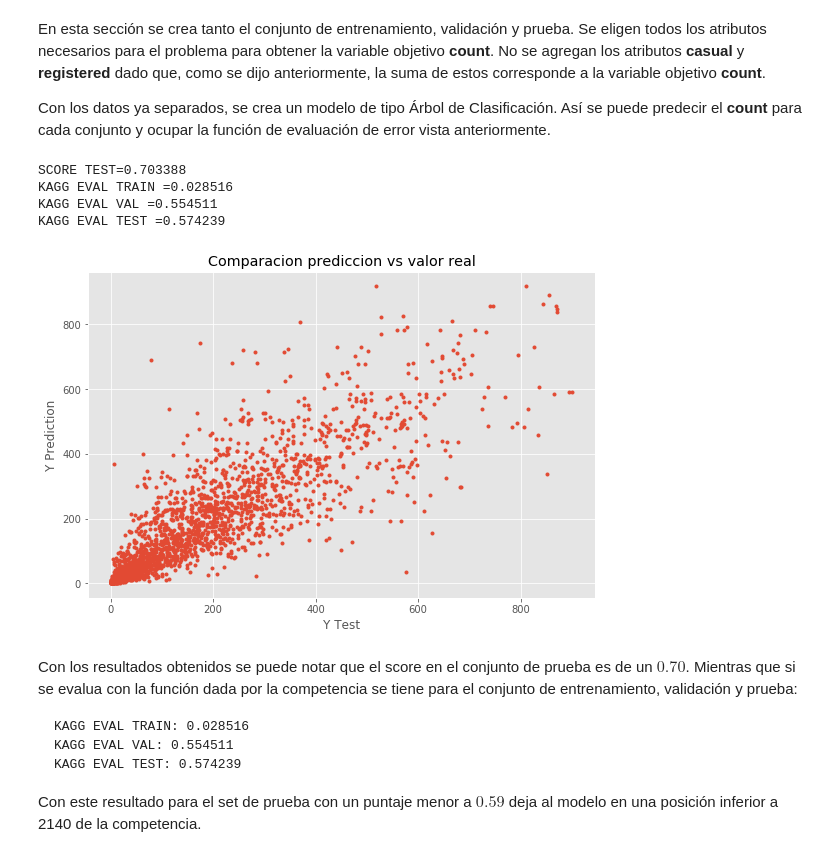
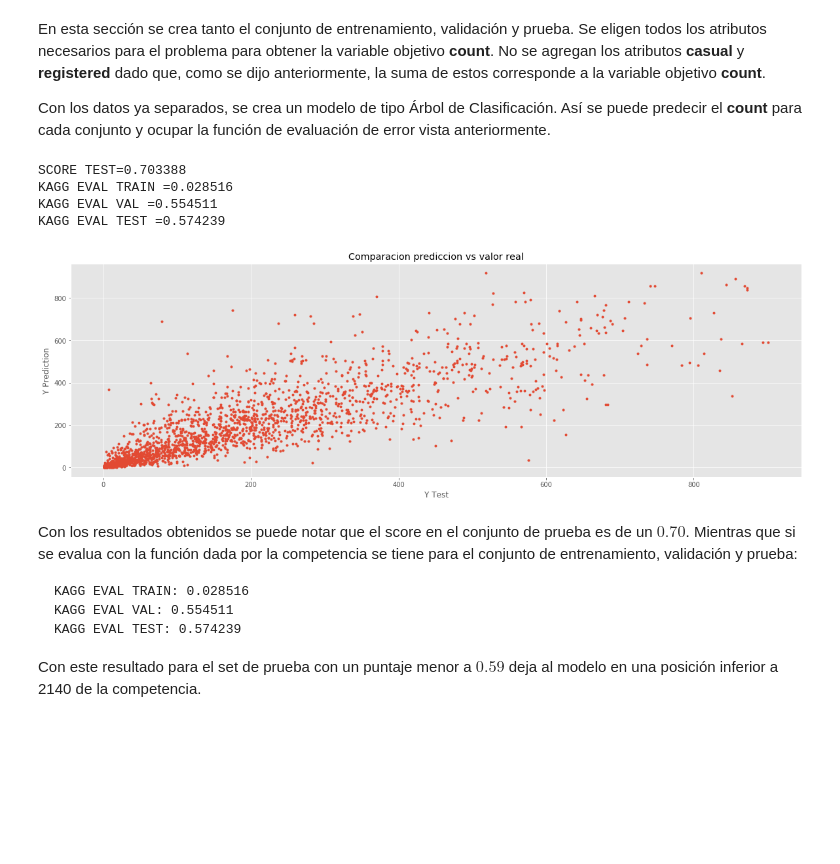
Before and after one commit to matiasarayac/tarea3-ML, a Jupyter notebook: Pregunta_2.ipynb, the cells around one changed output. Saved outputs shown, nothing was run; the diff lists cells and outputs as text; code cells hidden in the pictures; blank space fills up the shorter version.

```diff
--- a/Pregunta_2.ipynb
+++ b/Pregunta_2.ipynb
@@ -115,35 +115,34 @@ X_test = Xdf[nval:].values
 Y_train = Ydf[0:ntrain].values
 Y_val = Ydf[ntrain:nval].values
 Y_test = Ydf[nval:].values
 
 model = Tree(random_state=0)
 model.fit(X_train,Y_train)
 score_test = model.score(X_test,Y_test)
 print "SCORE TEST=%f"%score_test
 
 Y_pred_train = model.predict(X_train)
 Y_pred_val = model.predict(X_val)
 Y_pred_test = model.predict(X_test)
 kagg_train = eval_bikemodel(Y_pred_train,Y_train)
 kagg_val = eval_bikemodel(Y_pred_val,Y_val)
 kagg_test = eval_bikemodel(Y_pred_test,Y_test)
 print "KAGG EVAL TRAIN =%f"%kagg_train
 print "KAGG EVAL VAL =%f"%kagg_val
 print "KAGG EVAL TEST =%f"%kagg_test
 
 plt.figure(1, figsize=(20, 6))
-plt.subplot(121)
 plt.xlabel("Y Test")
 plt.ylabel("Y Prediction")
 plt.title("Comparacion prediccion vs valor real")
 plt.plot(Y_test,Y_pred_test,'.')
 plt.show()
 # %% [output]
 SCORE TEST=0.703388
 KAGG EVAL TRAIN =0.028516
 KAGG EVAL VAL =0.554511
 KAGG EVAL TEST =0.574239
-[figure, old version]
+[figure, new version]
 # %% [markdown]
 Con los resultados obtenidos se puede notar que el score en el conjunto de prueba es de un $0.70$. Mientras que si se evalua con la función dada por la competencia se tiene para el conjunto de entrenamiento, validación y prueba:
 
```
Also changed, not shown: parts of 8 cells of this notebook.
